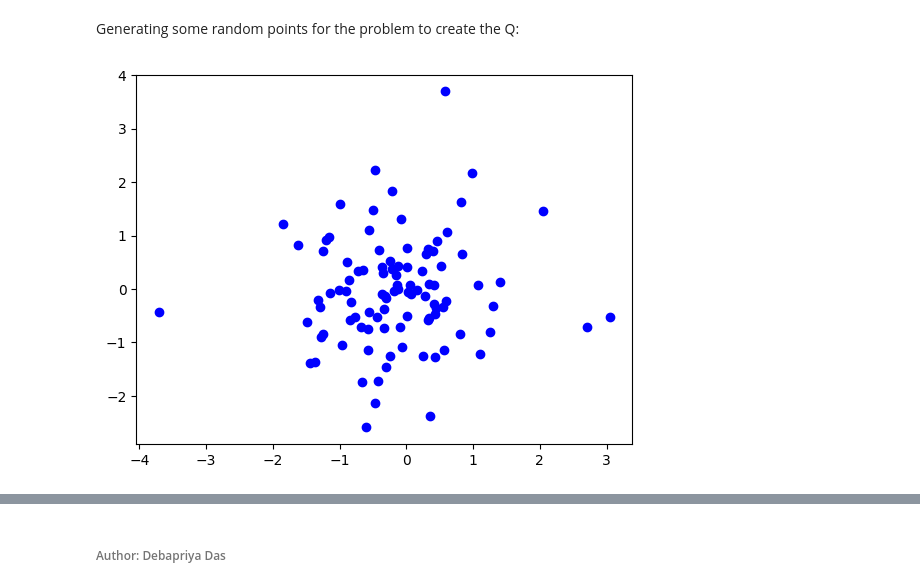
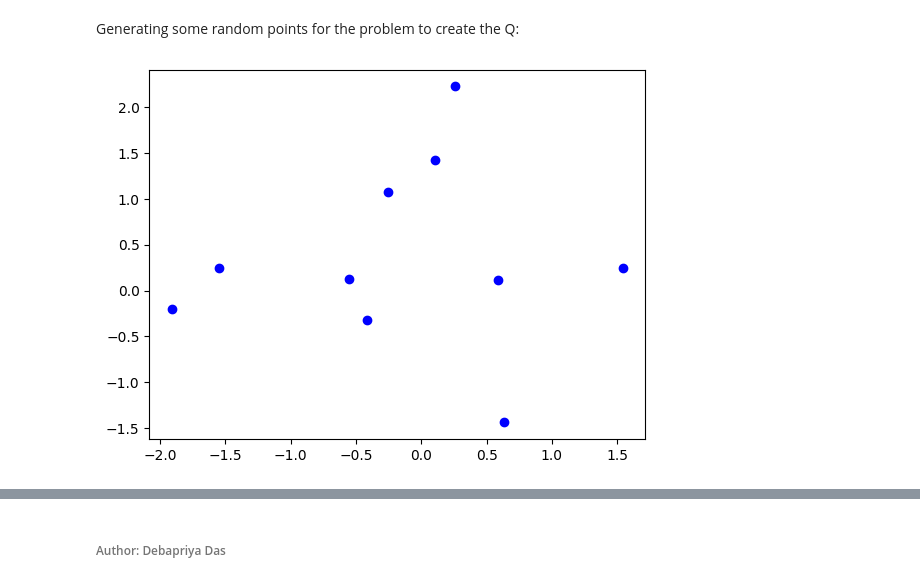
Before and after one commit to Debapriya-source/DAA_in_python, a Jupyter notebook: convex_hull.ipynb, the cells around one changed output, grey strips where cells are left out. Cells and saved outputs as stored; diff of their text form; code cells hidden in the pictures.

```diff
--- a/convex_hull.ipynb
+++ b/convex_hull.ipynb
@@ -8,30 +8,30 @@ Generating some random points for the problem to create the Q:
 # %%
 import matplotlib.pyplot as plt
 import numpy as np
 
-n = 100
+n = 10
 
 X = np.random.randn(n)
 Y = np.random.randn(n)
 
 Q = []
 
 # centerX = 0
 # centerY = 0
 # radius = 10
 # theta = np.linspace(0, 2*np.pi, n)
 
 for i in range(n):
+    Q.append((X[i],Y[i]))
     # X = centerX + radius*np.cos(theta[i])
     # Y = centerY + radius*np.sin(theta[i])
-    Q.append((X[i],Y[i]))
     # Q.append((X,Y))
 
 
 plt.scatter([x for x,y in Q], [y for x,y in Q], color='blue')
 plt.show()
 # %% [output]
-[figure, old version]
+[figure, new version]
 # %%
 import math
 
```
Also changed, not shown: parts of 1 cell of this notebook, 4 other files.
